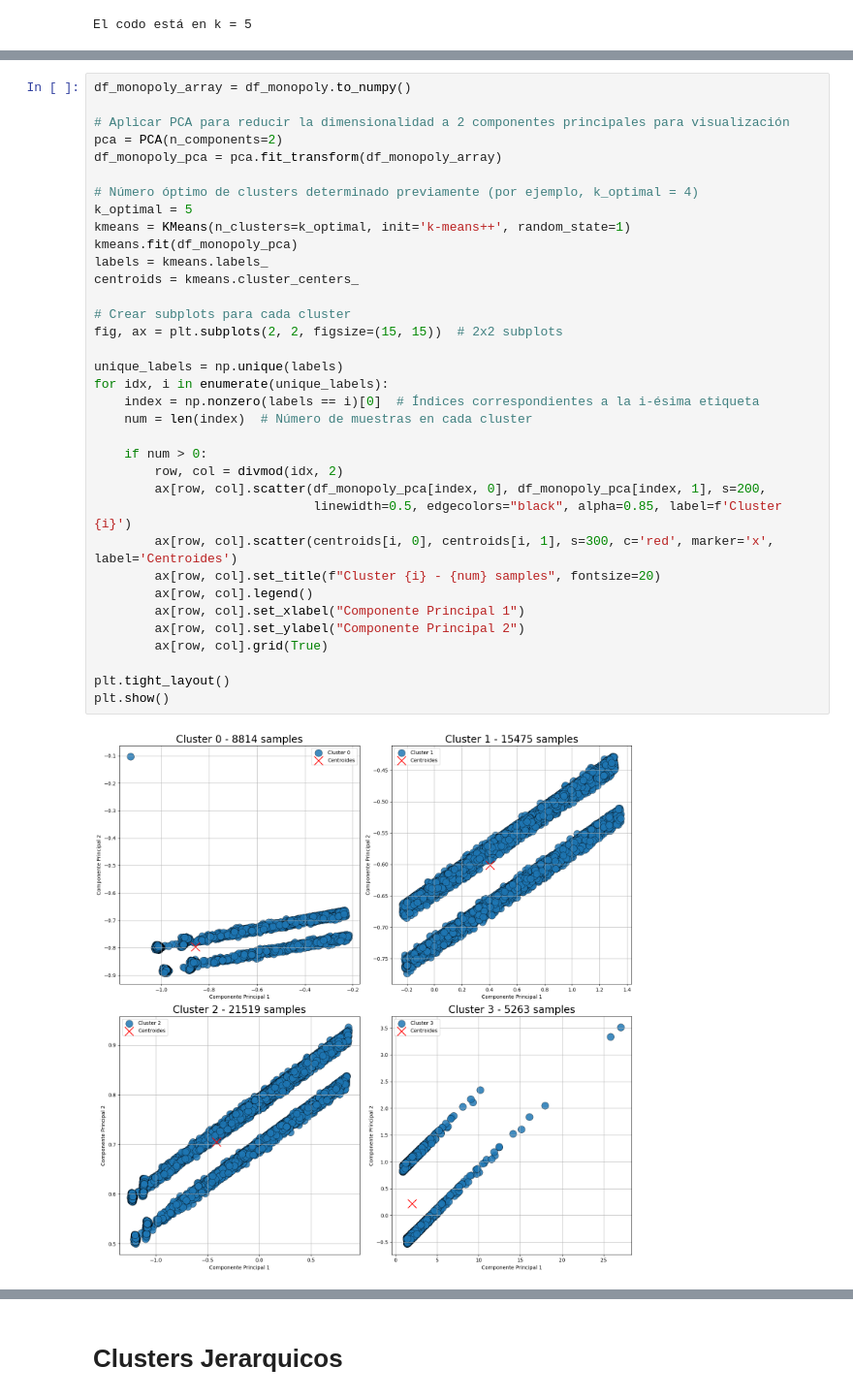
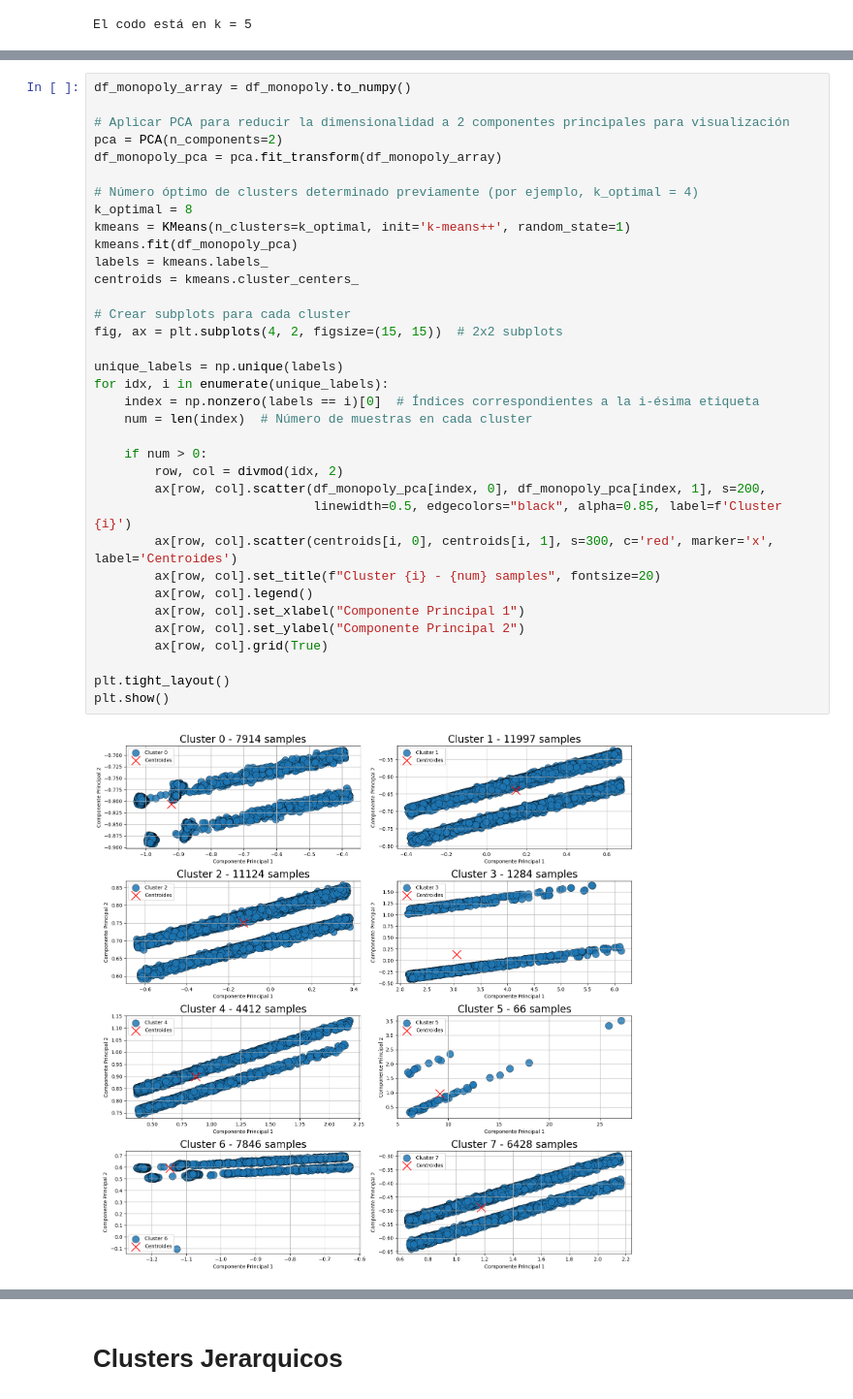
Before and after one commit to Ekronec/Machine-Learning, a Jupyter notebook: Evaluaciones/EV3_Besa_Duran_Astrosa.ipynb, the cells around one changed output, grey strips where cells are left out. Shown at 97% size. Cells and saved outputs as stored; diff of their text form.

```diff
--- a/Evaluaciones/EV3_Besa_Duran_Astrosa.ipynb
+++ b/Evaluaciones/EV3_Besa_Duran_Astrosa.ipynb
@@ -339,36 +339,36 @@ df_monopoly_array = df_monopoly.to_numpy()
 pca = PCA(n_components=2)
 df_monopoly_pca = pca.fit_transform(df_monopoly_array)
 
 # Número óptimo de clusters determinado previamente (por ejemplo, k_optimal = 4)
-k_optimal = 5
+k_optimal = 8
 kmeans = KMeans(n_clusters=k_optimal, init='k-means++', random_state=1)
 kmeans.fit(df_monopoly_pca)
 labels = kmeans.labels_
 centroids = kmeans.cluster_centers_
 
 # Crear subplots para cada cluster
-fig, ax = plt.subplots(2, 2, figsize=(15, 15))  # 2x2 subplots
+fig, ax = plt.subplots(4, 2, figsize=(15, 15))  # 2x2 subplots
 
 unique_labels = np.unique(labels)
 for idx, i in enumerate(unique_labels):
     index = np.nonzero(labels == i)[0]  # Índices correspondientes a la i-ésima etiqueta
     num = len(index)  # Número de muestras en cada cluster
 
     if num > 0:
         row, col = divmod(idx, 2)
         ax[row, col].scatter(df_monopoly_pca[index, 0], df_monopoly_pca[index, 1], s=200,
                              linewidth=0.5, edgecolors="black", alpha=0.85, label=f'Cluster {i}')
         ax[row, col].scatter(centroids[i, 0], centroids[i, 1], s=300, c='red', marker='x', label='Centroides')
         ax[row, col].set_title(f"Cluster {i} - {num} samples", fontsize=20)
         ax[row, col].legend()
         ax[row, col].set_xlabel("Componente Principal 1")
         ax[row, col].set_ylabel("Componente Principal 2")
         ax[row, col].grid(True)
 
 plt.tight_layout()
 plt.show()
 # %% [output]
-[figure, old version]
+[figure, new version]
 # %%
 # Convertir los centroides de vuelta al espacio original (si se aplica PCA)
 centroids_original_space = pca.inverse_transform(centroids)
```
Also changed, not shown: parts of 7 cells of this notebook.
